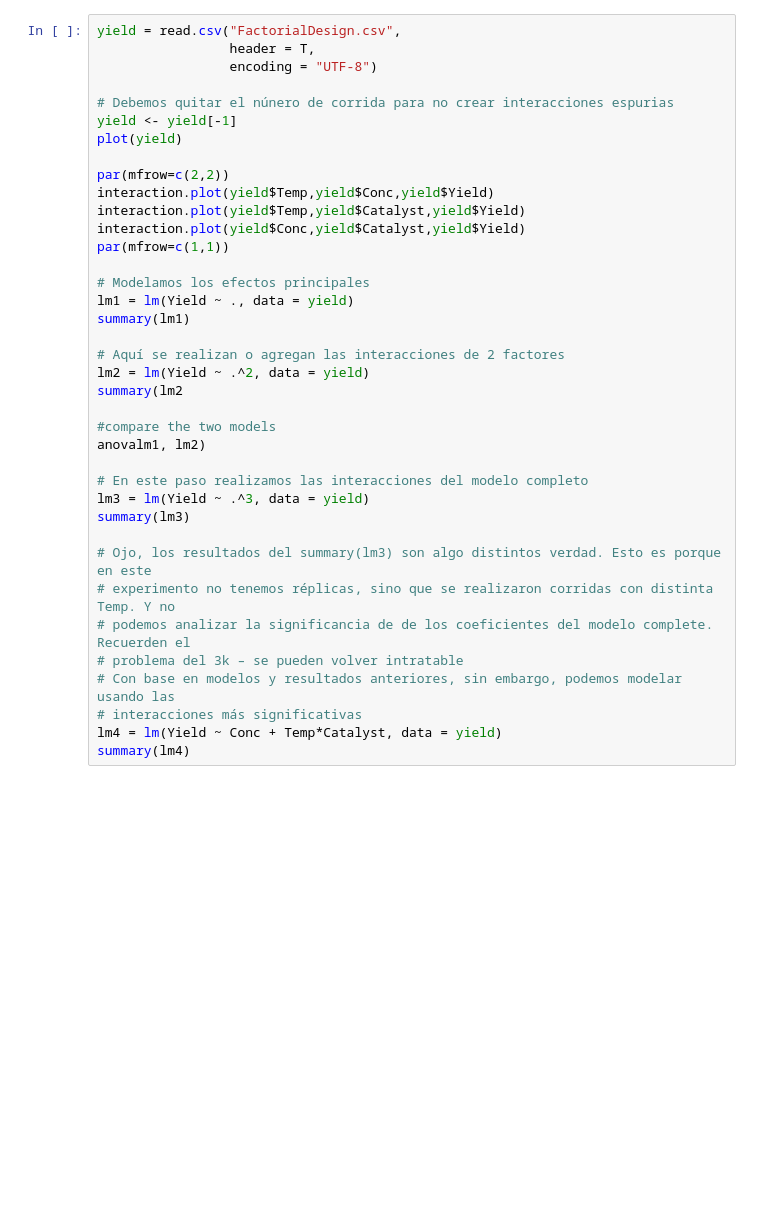
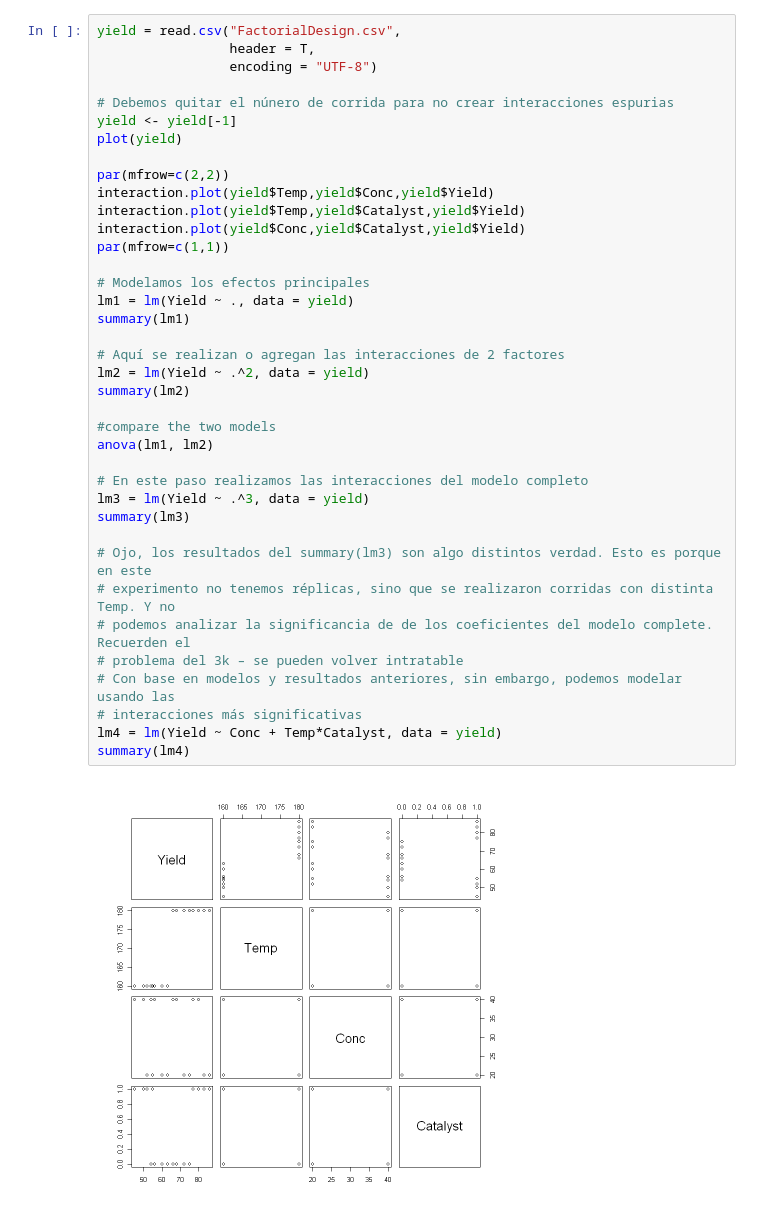
Before and after one commit to cerillo2808/Experimentos_TempName, a Jupyter notebook: AC8-Diseño-Factorial/AC8.ipynb, the cells around one changed output. Drawn from its saved outputs; the diff is of its cells as text; blank space fills up the shorter version.

```diff
--- a/AC8-Diseño-Factorial/AC8.ipynb
+++ b/AC8-Diseño-Factorial/AC8.ipynb
@@ -25,32 +85,34 @@ yield = read.csv("FactorialDesign.csv",
 yield <- yield[-1]
 plot(yield)
 
 par(mfrow=c(2,2))
 interaction.plot(yield$Temp,yield$Conc,yield$Yield)
 interaction.plot(yield$Temp,yield$Catalyst,yield$Yield)
 interaction.plot(yield$Conc,yield$Catalyst,yield$Yield)
 par(mfrow=c(1,1))
 
 # Modelamos los efectos principales
 lm1 = lm(Yield ~ ., data = yield)
 summary(lm1)
 
 # Aquí se realizan o agregan las interacciones de 2 factores
 lm2 = lm(Yield ~ .^2, data = yield)
-summary(lm2
+summary(lm2)
 
 #compare the two models
-anovalm1, lm2)
+anova(lm1, lm2)
 
 # En este paso realizamos las interacciones del modelo completo
 lm3 = lm(Yield ~ .^3, data = yield)
 summary(lm3)
 
 # Ojo, los resultados del summary(lm3) son algo distintos verdad. Esto es porque en este
 # experimento no tenemos réplicas, sino que se realizaron corridas con distinta Temp. Y no
 # podemos analizar la significancia de de los coeficientes del modelo complete. Recuerden el
 # problema del 3k – se pueden volver intratable
 # Con base en modelos y resultados anteriores, sin embargo, podemos modelar usando las
 # interacciones más significativas
 lm4 = lm(Yield ~ Conc + Temp*Catalyst, data = yield)
 summary(lm4)
+# %% [output]
+[figure, added]
```
Also changed, not shown: parts of 2 cells of this notebook.
